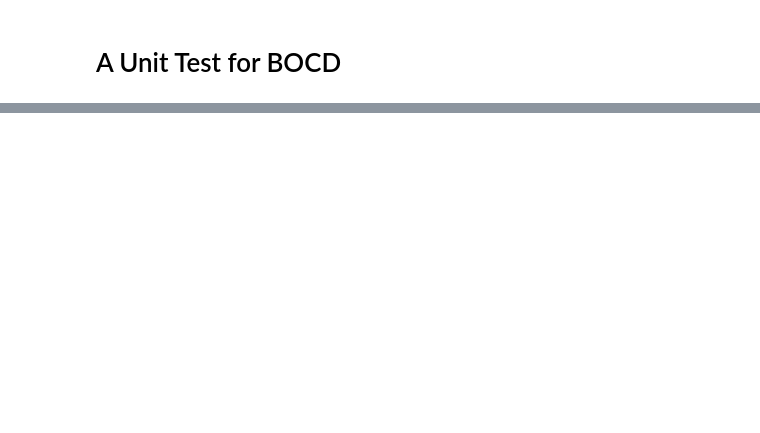
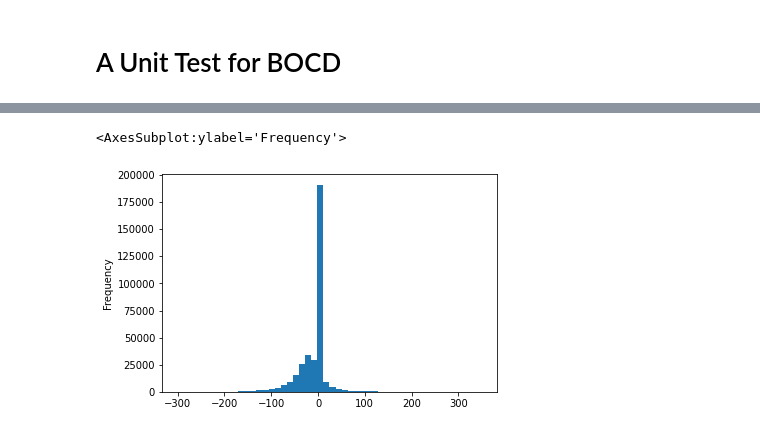
Before and after one commit to noamsgl/msc, a Jupyter notebook: notebooks/bocd/test_BOCD.ipynb, the cells around one changed output, grey strips where cells are left out. Cells and saved outputs as stored; diff of their text form; code cells hidden in the pictures; blank space fills up the shorter version.

```diff
--- a/notebooks/bocd/test_BOCD.ipynb
+++ b/notebooks/bocd/test_BOCD.ipynb
@@ -71,0 +95,9 @@ sns.scatterplot(x=changepoints, y=[0] * len(changepoints), color='orange', zorde
+# %%
+df = raw.to_data_frame()
+# %%
+data = df['FP1']
+# %%
+data.plot.hist(bins=50)
+# %% [output]
+<AxesSubplot:ylabel='Frequency'>
+[figure, added]
```
Also changed, not shown: parts of 21 cells of this notebook.
